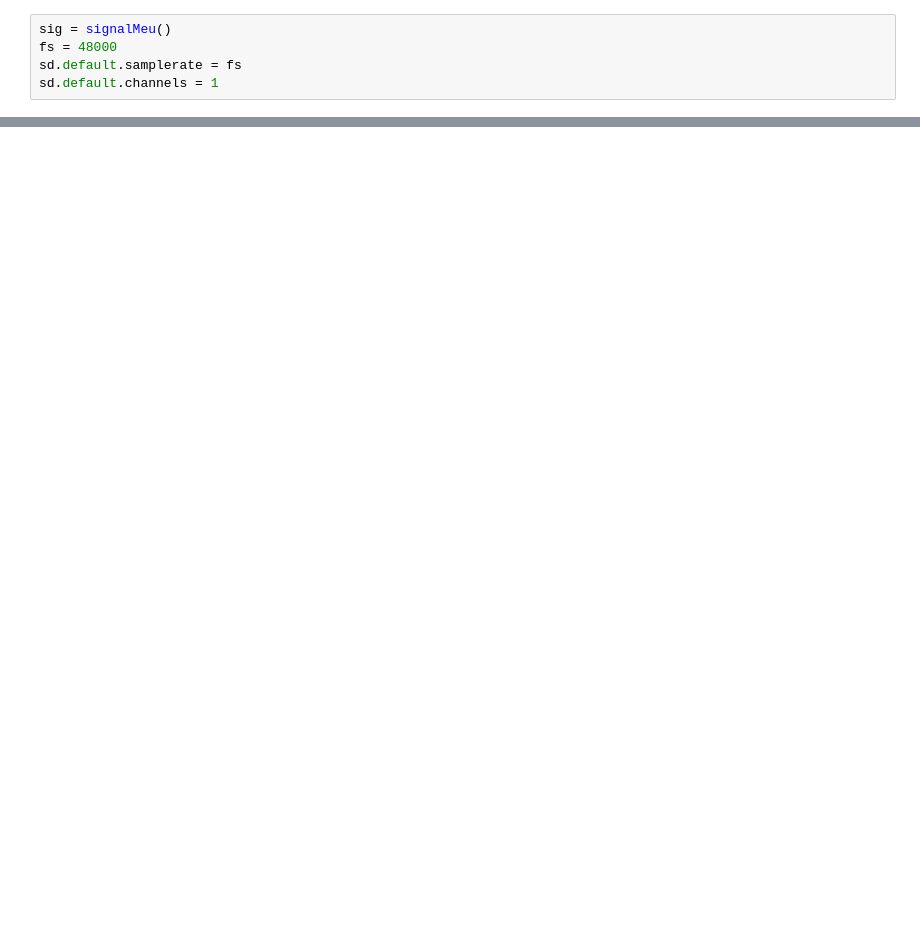
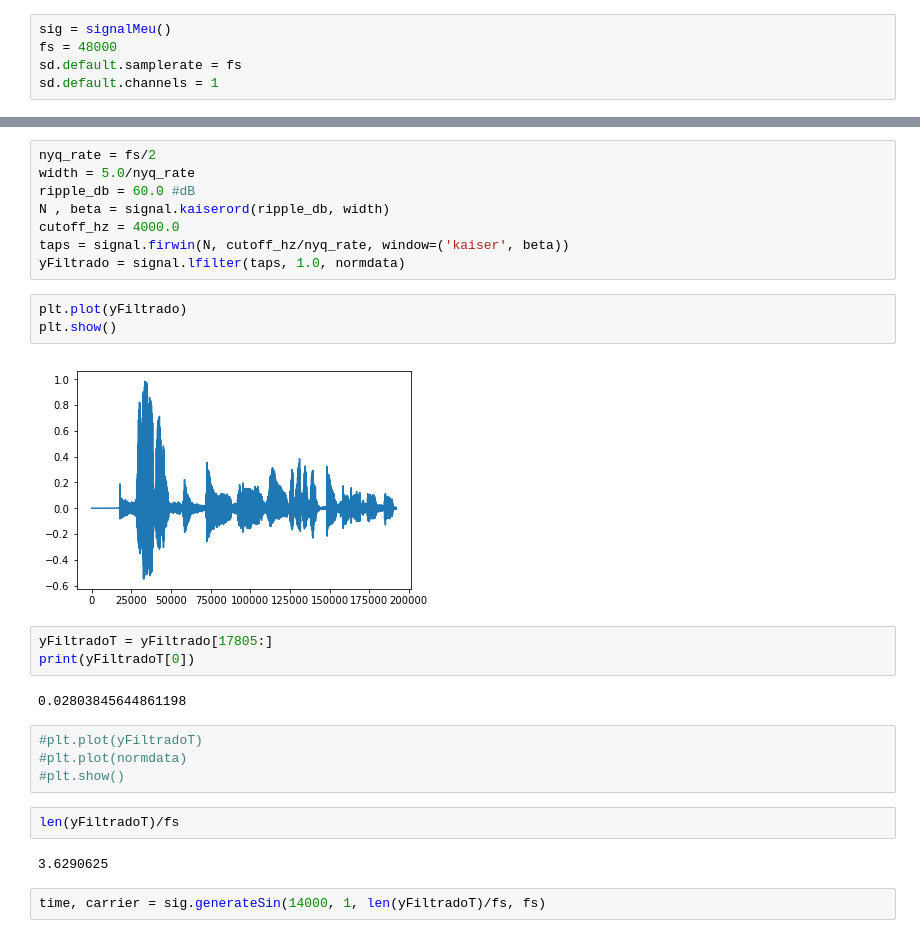
Before and after one commit to wesleygas/urban-piriquito, a Jupyter notebook: Projeto3-envia.ipynb, the cells around one changed output, grey strips where cells are left out. Drawn from its saved outputs; the diff is of its cells as text; blank space fills up the shorter version.

```diff
--- a/Projeto3-envia.ipynb
+++ b/Projeto3-envia.ipynb
@@ -24,0 +47,28 @@ plt.show()
+# %%
+nyq_rate = fs/2
+width = 5.0/nyq_rate
+ripple_db = 60.0 #dB
+N , beta = signal.kaiserord(ripple_db, width)
+cutoff_hz = 4000.0
+taps = signal.firwin(N, cutoff_hz/nyq_rate, window=('kaiser', beta))
+yFiltrado = signal.lfilter(taps, 1.0, normdata)
+# %%
+plt.plot(yFiltrado)
+plt.show()
+# %% [output]
+[figure, added]
+# %%
+yFiltradoT = yFiltrado[17805:]
+print(yFiltradoT[0])
+# %% [output]
+0.02803845644861198
+# %%
+#plt.plot(yFiltradoT)
+#plt.plot(normdata)
+#plt.show()
+# %%
+len(yFiltradoT)/fs
+# %% [output]
+3.6290625
+# %%
+time, carrier = sig.generateSin(14000, 1, len(yFiltradoT)/fs, fs)
```
Also changed, not shown: parts of 13 cells of this notebook.
